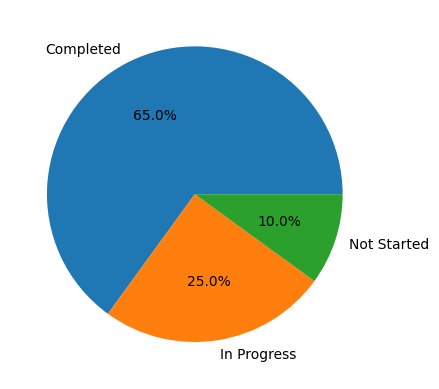
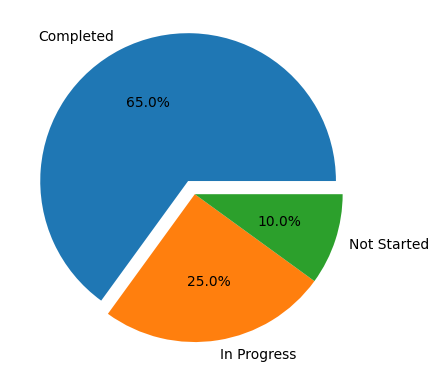
The notebook cell's code change between the first figure and the second:
--- before
+++ after
@@ -1,2 +1,2 @@
-plt.pie(status2 , labels=status2.index , autopct='%1.1f%%' , explode=[] )
+plt.pie(status2 , labels=status2.index , autopct='%1.1f%%' , explode=(0.1 , 0,0) )
 plt.show()

Commit: Seaborn